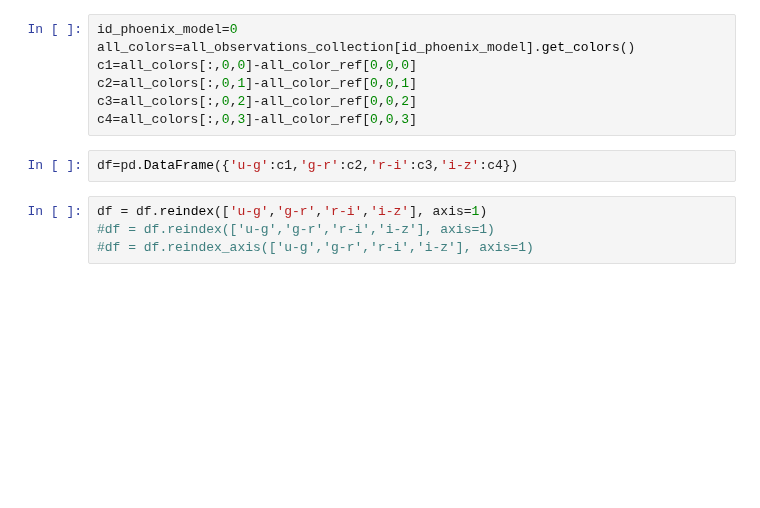
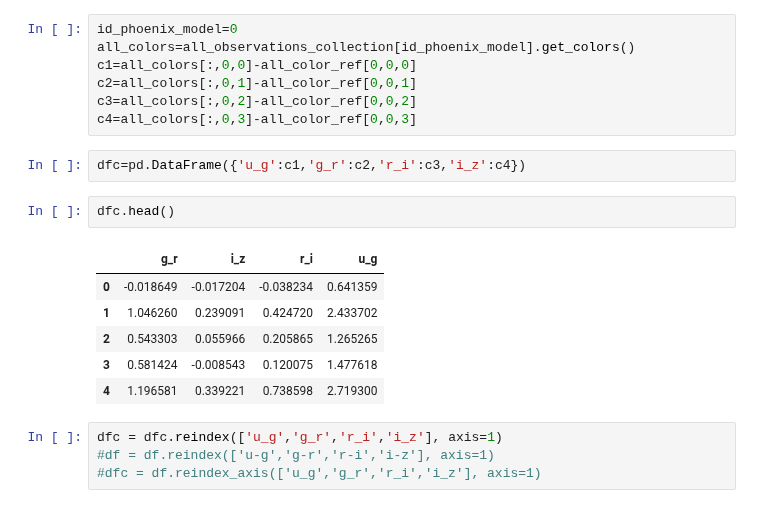
Before and after one commit to sylvielsstfr/PC5AtmStudies, a Jupyter notebook: SNLS/ShowColorPlot_libcolors2_pickles.ipynb, the cells around one changed output. Drawn from its saved outputs; the diff is of its cells as text; blank space fills up the shorter version.

```diff
--- a/SNLS/ShowColorPlot_libcolors2_pickles.ipynb
+++ b/SNLS/ShowColorPlot_libcolors2_pickles.ipynb
@@ -358,8 +359,17 @@ c2=all_colors[:,0,1]-all_color_ref[0,0,1]
 c3=all_colors[:,0,2]-all_color_ref[0,0,2]
 c4=all_colors[:,0,3]-all_color_ref[0,0,3]
 # %%
-df=pd.DataFrame({'u-g':c1,'g-r':c2,'r-i':c3,'i-z':c4})
+dfc=pd.DataFrame({'u_g':c1,'g_r':c2,'r_i':c3,'i_z':c4})
+# %%
+dfc.head()
+# %% [output]
+|  | g_r | i_z | r_i | u_g |
+| 0 | -0.018649 | -0.017204 | -0.038234 | 0.641359 |
+| 1 | 1.046260 | 0.239091 | 0.424720 | 2.433702 |
+| 2 | 0.543303 | 0.055966 | 0.205865 | 1.265265 |
+| 3 | 0.581424 | -0.008543 | 0.120075 | 1.477618 |
+| 4 | 1.196581 | 0.339221 | 0.738598 | 2.719300 |
 # %%
-df = df.reindex(['u-g','g-r','r-i','i-z'], axis=1)
+dfc = dfc.reindex(['u_g','g_r','r_i','i_z'], axis=1)
 #df = df.reindex(['u-g','g-r','r-i','i-z'], axis=1)
-#df = df.reindex_axis(['u-g','g-r','r-i','i-z'], axis=1)
+#dfc = df.reindex_axis(['u_g','g_r','r_i','i_z'], axis=1)
```
Also changed, not shown: parts of 13 cells of this notebook, 1 other file.
